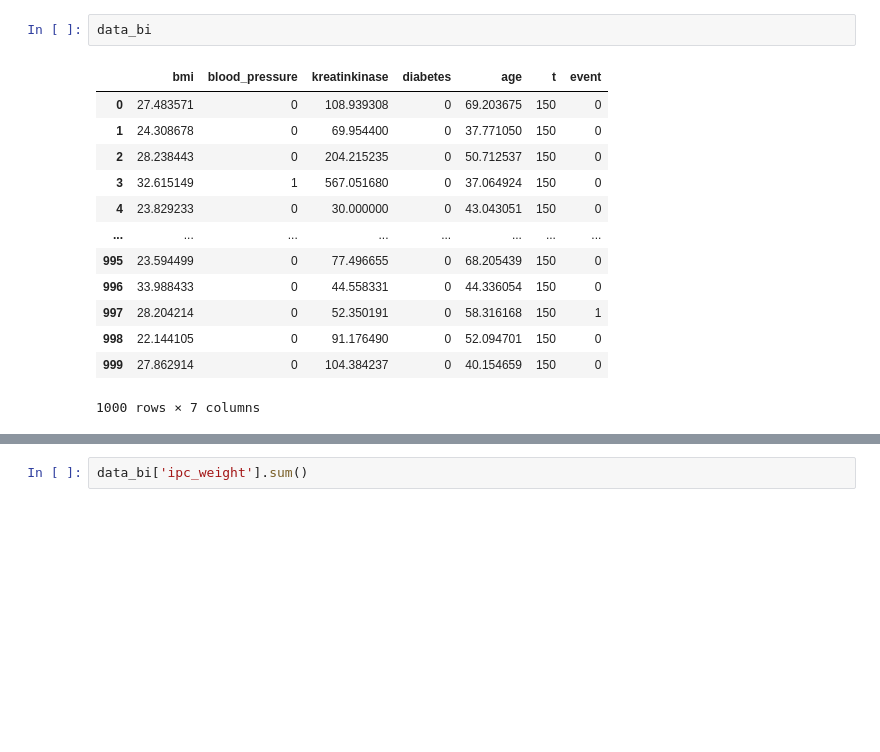
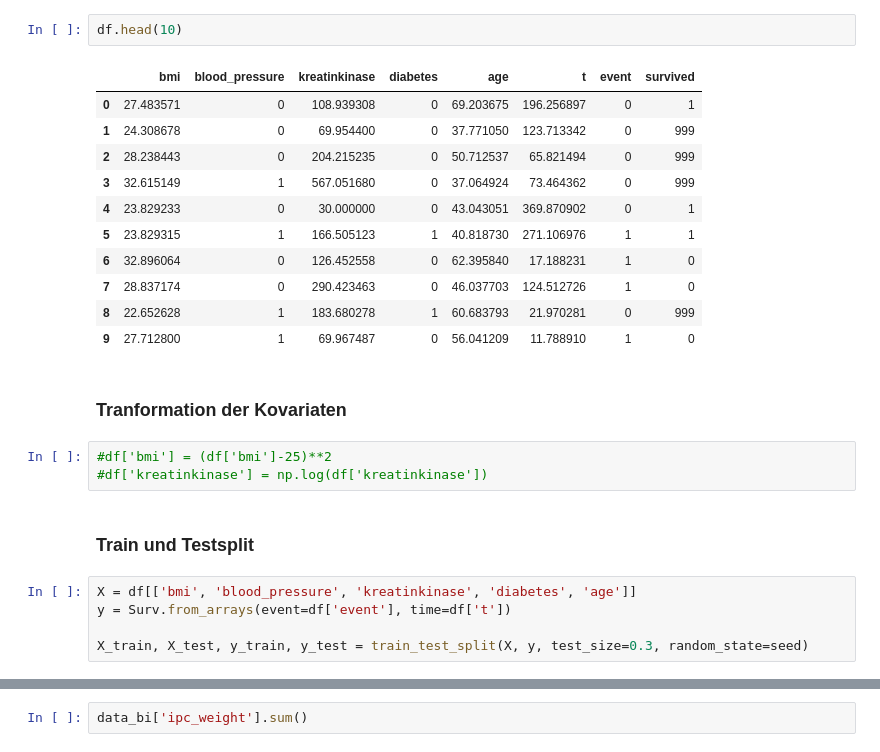
Before and after one commit to rehan-b/Masterarbeit_Butt, a Jupyter notebook: 04_beispiel_mit_simulierten_survival_data/test.ipynb, the cells around one changed output, grey strips where cells are left out. Drawn from its saved outputs; the diff is of its cells as text; blank space fills up the shorter version.

```diff
--- a/04_beispiel_mit_simulierten_survival_data/test.ipynb
+++ b/04_beispiel_mit_simulierten_survival_data/test.ipynb
@@ -56,16 +68,26 @@ data_bi.describe()
-# %%
-data_bi
-# %% [output]
-|  | bmi | blood_pressure | kreatinkinase | diabetes | age | t | event |
-| 0 | 27.483571 | 0 | 108.939308 | 0 | 69.203675 | 150 | 0 |
-| 1 | 24.308678 | 0 | 69.954400 | 0 | 37.771050 | 150 | 0 |
-| 2 | 28.238443 | 0 | 204.215235 | 0 | 50.712537 | 150 | 0 |
-| 3 | 32.615149 | 1 | 567.051680 | 0 | 37.064924 | 150 | 0 |
-| 4 | 23.829233 | 0 | 30.000000 | 0 | 43.043051 | 150 | 0 |
-| ... | ... | ... | ... | ... | ... | ... | ... |
-| 995 | 23.594499 | 0 | 77.496655 | 0 | 68.205439 | 150 | 0 |
-| 996 | 33.988433 | 0 | 44.558331 | 0 | 44.336054 | 150 | 0 |
-| 997 | 28.204214 | 0 | 52.350191 | 0 | 58.316168 | 150 | 1 |
-| 998 | 22.144105 | 0 | 91.176490 | 0 | 52.094701 | 150 | 0 |
-| 999 | 27.862914 | 0 | 104.384237 | 0 | 40.154659 | 150 | 0 |
-1000 rows × 7 columns
+# %%
+df.head(10)
+# %% [output]
+|  | bmi | blood_pressure | kreatinkinase | diabetes | age | t | event | survived |
+| 0 | 27.483571 | 0 | 108.939308 | 0 | 69.203675 | 196.256897 | 0 | 1 |
+| 1 | 24.308678 | 0 | 69.954400 | 0 | 37.771050 | 123.713342 | 0 | 999 |
+| 2 | 28.238443 | 0 | 204.215235 | 0 | 50.712537 | 65.821494 | 0 | 999 |
+| 3 | 32.615149 | 1 | 567.051680 | 0 | 37.064924 | 73.464362 | 0 | 999 |
+| 4 | 23.829233 | 0 | 30.000000 | 0 | 43.043051 | 369.870902 | 0 | 1 |
+| 5 | 23.829315 | 1 | 166.505123 | 1 | 40.818730 | 271.106976 | 1 | 1 |
+| 6 | 32.896064 | 0 | 126.452558 | 0 | 62.395840 | 17.188231 | 1 | 0 |
+| 7 | 28.837174 | 0 | 290.423463 | 0 | 46.037703 | 124.512726 | 1 | 0 |
+| 8 | 22.652628 | 1 | 183.680278 | 1 | 60.683793 | 21.970281 | 0 | 999 |
+| 9 | 27.712800 | 1 | 69.967487 | 0 | 56.041209 | 11.788910 | 1 | 0 |
+# %% [markdown]
+### Tranformation der Kovariaten
+# %%
+#df['bmi'] = (df['bmi']-25)**2
+#df['kreatinkinase'] = np.log(df['kreatinkinase'])
+# %% [markdown]
+### Train und Testsplit
+# %%
+X = df[['bmi', 'blood_pressure', 'kreatinkinase', 'diabetes', 'age']]
+y = Surv.from_arrays(event=df['event'], time=df['t'])
+
+X_train, X_test, y_train, y_test = train_test_split(X, y, test_size=0.3, random_state=seed)
```
Also changed, not shown: parts of 10 cells of this notebook.
